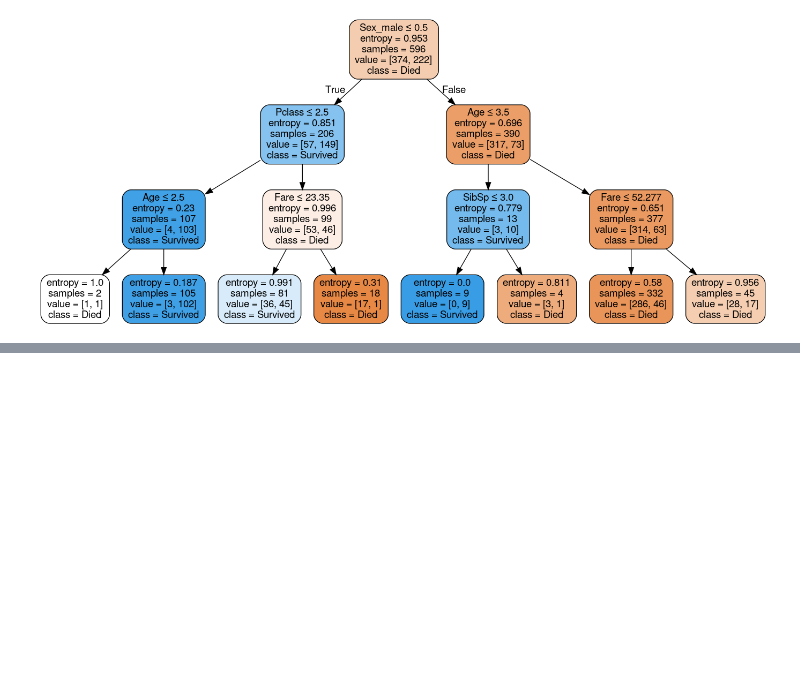
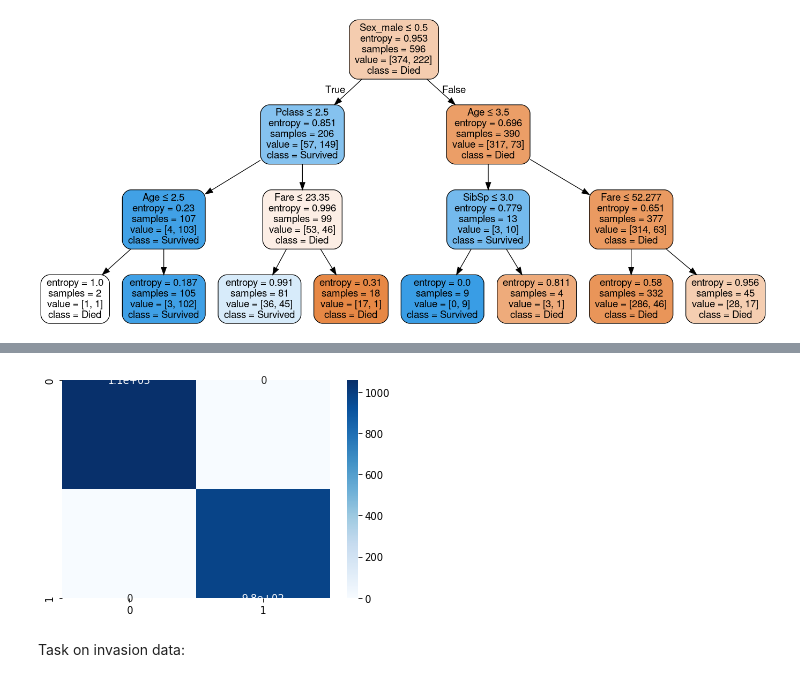
Before and after one commit to Leoberium/ML, a Jupyter notebook: Stepik: Data Science Introduction/Part3.ipynb, the cells around one changed output, grey strips where cells are left out. Cells and saved outputs as stored; diff of their text form; code cells hidden in the pictures; blank space fills up the shorter version.

```diff
--- a/Stepik: Data Science Introduction/Part3.ipynb
+++ b/Stepik: Data Science Introduction/Part3.ipynb
@@ -34,0 +260,10 @@ Using minimum samples split and leaf options:
+# %%
+cm = confusion_matrix(
+    pd.read_csv('testing_y_mush.csv'),
+    y_pred
+)
+ax = sns.heatmap(cm, annot=True, cmap='Blues')
+# %% [output]
+[figure, added]
+# %% [markdown]
+Task on invasion data:
```
Also changed, not shown: parts of 40 cells of this notebook.
